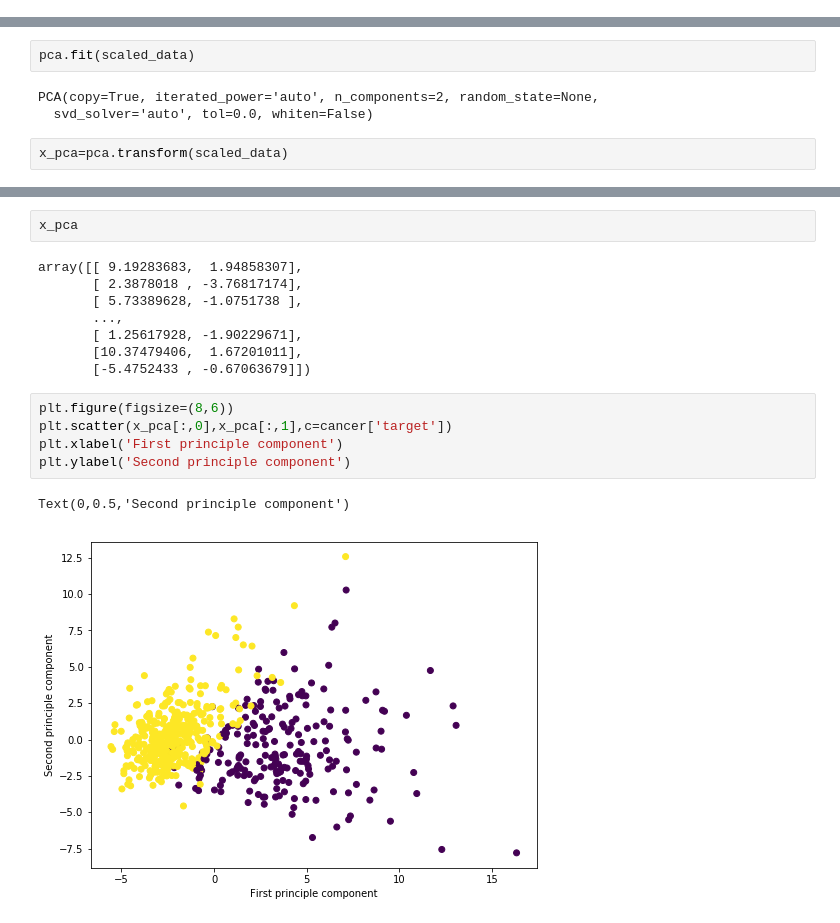
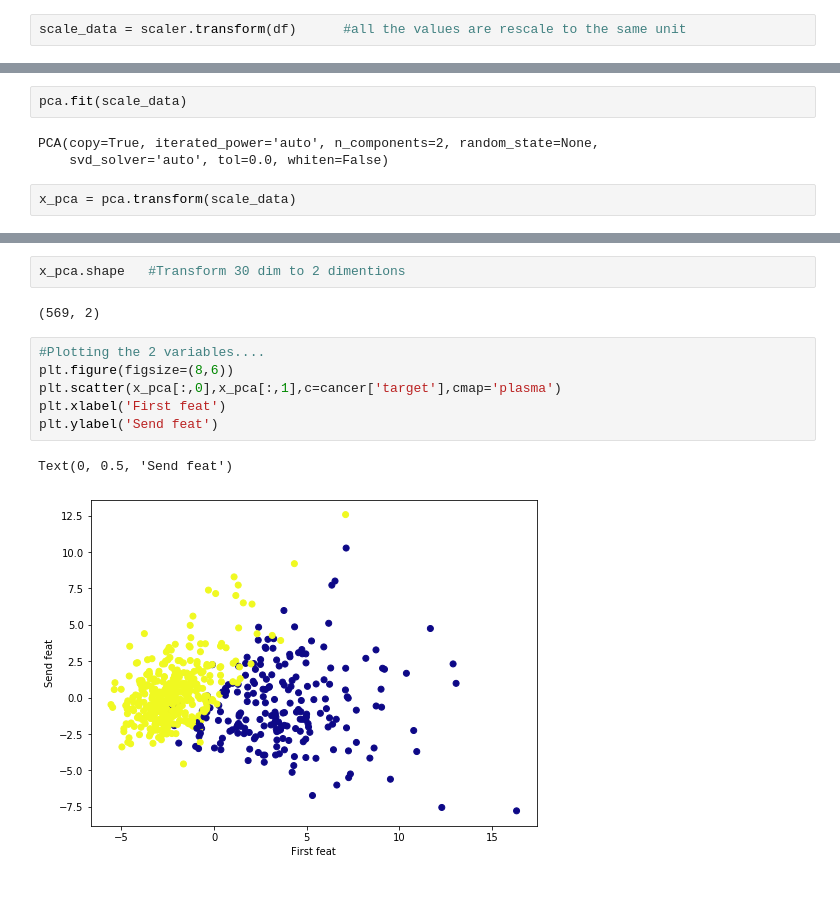
Before and after one commit to cs-sharjeel/ML-Algos, a Jupyter notebook: Principal Component Analysis/PCA.ipynb, the cells around one changed output, grey strips where cells are left out. Drawn from its saved outputs; the diff is of its cells as text; blank space fills up the shorter version.

Commit message:
Principle Component Analysis

```diff
--- a/Principal Component Analysis/PCA.ipynb
+++ b/Principal Component Analysis/PCA.ipynb
@@ -74,0 +66,2 @@ array([[ 1.09706398, -2.07333501,  1.26993369, ...,  2.29607613,
+# %%
+scale_data = scaler.transform(df)      #all the values are rescale to the same unit
@@ -79,4 +75,4 @@ pca=PCA(n_components=2)
 # %%
-pca.fit(scaled_data)
+pca.fit(scale_data)
 # %% [output]
 PCA(copy=True, iterated_power='auto', n_components=2, random_state=None,
@@ -84,3 +80,3 @@ PCA(copy=True, iterated_power='auto', n_components=2, random_state=None,
 # %%
-x_pca=pca.transform(scaled_data)
+x_pca = pca.transform(scale_data)
 # %%
@@ -110,18 +86,13 @@ array([[ 1.09706398, -2.07333501,  1.26993369, ...,  2.29607613,
-# %%
-x_pca
-# %% [output]
-array([[ 9.19283683,  1.94858307],
-       [ 2.3878018 , -3.76817174],
-       [ 5.73389628, -1.0751738 ],
-       ...,
-       [ 1.25617928, -1.90229671],
-       [10.37479406,  1.67201011],
-       [-5.4752433 , -0.67063679]])
+# %%
+x_pca.shape   #Transform 30 dim to 2 dimentions
+# %% [output]
+(569, 2)
 # %%
+#Plotting the 2 variables....
 plt.figure(figsize=(8,6))
-plt.scatter(x_pca[:,0],x_pca[:,1],c=cancer['target'])
-plt.xlabel('First principle component')
-plt.ylabel('Second principle component')
+plt.scatter(x_pca[:,0],x_pca[:,1],c=cancer['target'],cmap='plasma')
+plt.xlabel('First feat')
+plt.ylabel('Send feat')
 # %% [output]
-Text(0,0.5,'Second principle component')
+Text(0, 0.5, 'Send feat')
-[figure, old version]
+[figure, new version]
```
Also changed, not shown: parts of 19 cells of this notebook.
